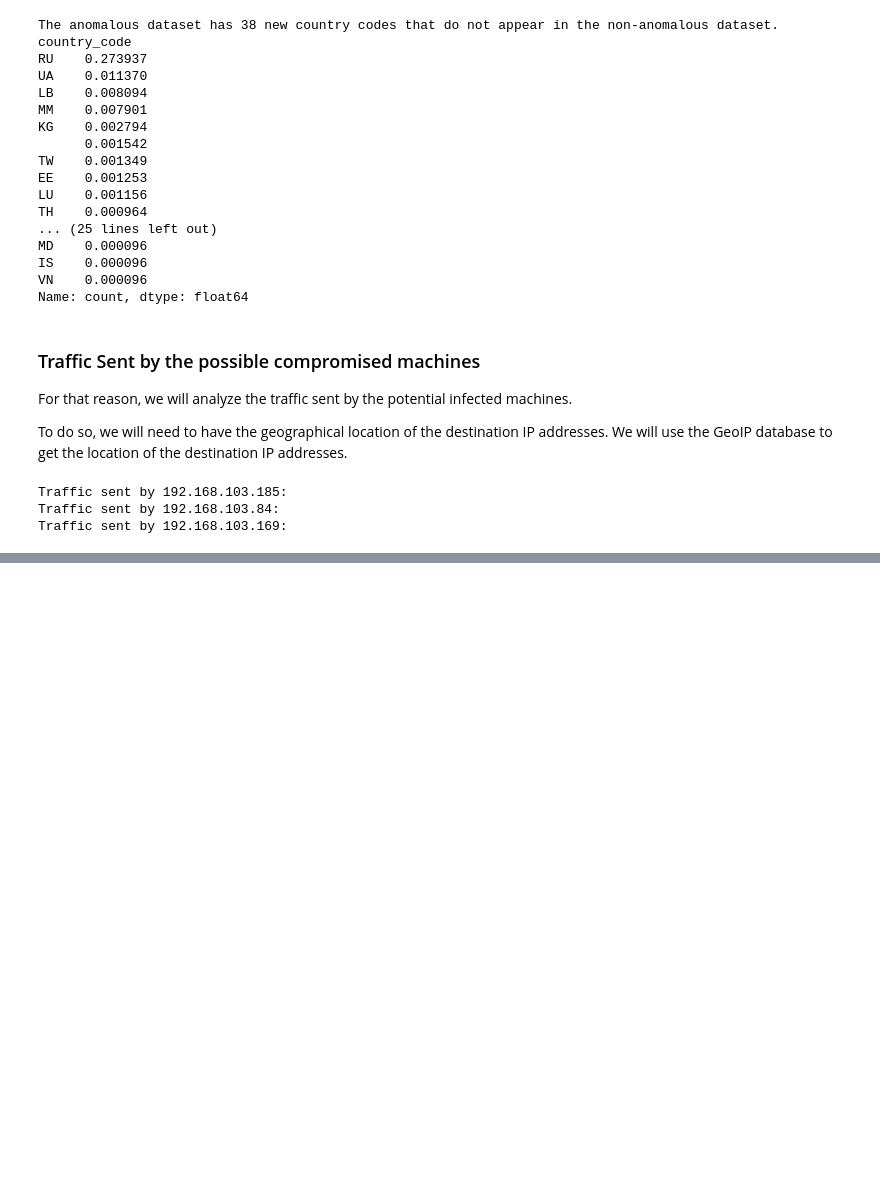
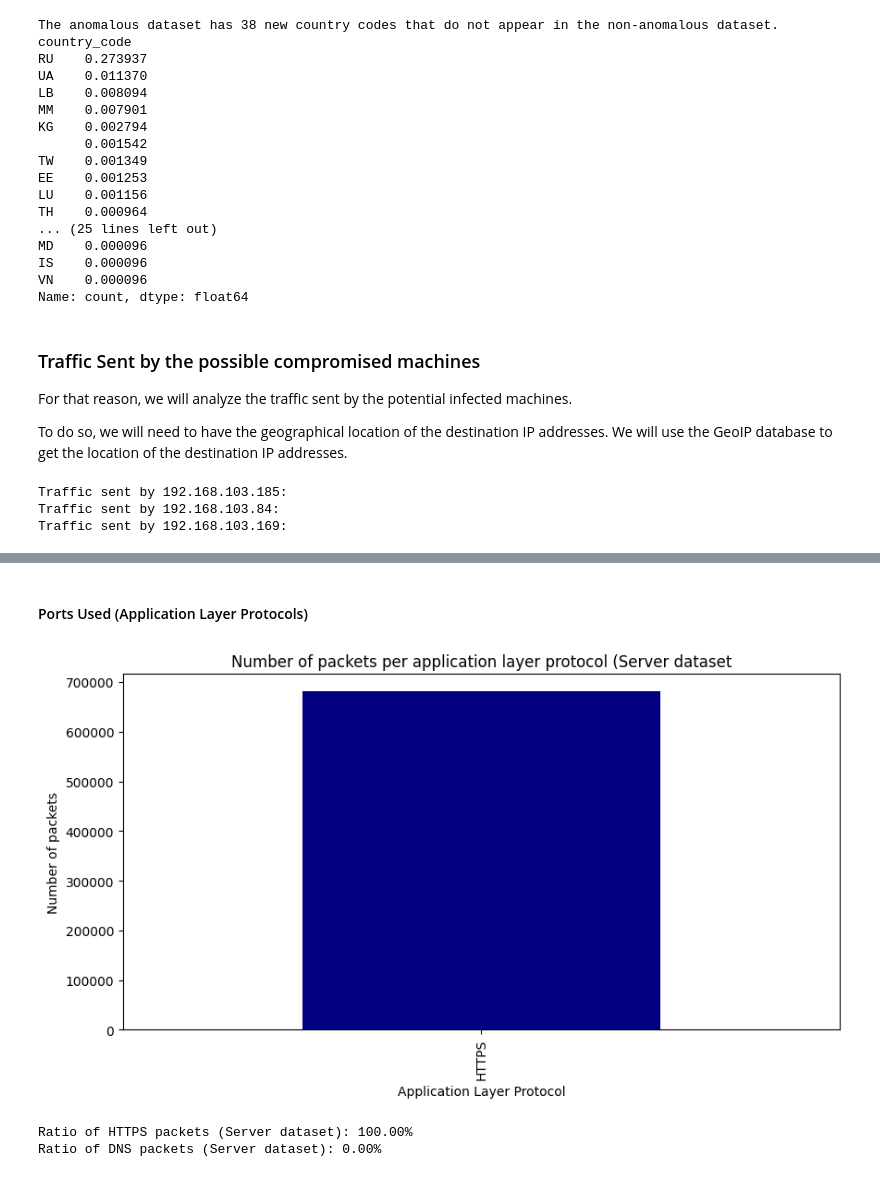
Before and after one commit to NiMouh/AD_SR, a Jupyter notebook: Project.ipynb, the cells around one changed output, grey strips where cells are left out. Cells and saved outputs as stored; diff of their text form; code cells hidden in the pictures; blank space fills up the shorter version.

```diff
--- a/Project.ipynb
+++ b/Project.ipynb
@@ -598,0 +639,37 @@ Traffic sent by 192.168.103.169:
+# %% [markdown]
+#### Ports Used (Application Layer Protocols)
+# %%
+application_protocols = {
+    '80': 'HTTP',
+    '443': 'HTTPS',
+    '22': 'SSH',
+    '53': 'DNS',
+    '21': 'FTP',
+    '25': 'SMTP',
+}
+
+# Calcular a distribuição de protocolos por porta
+def protocol_distribution(dataframe, title_prefix=''):
+    protocol_series = dataframe['port'].astype(str).map(application_protocols)
+
+    if protocol_series.isnull().values.any():
+        protocol_series = dataframe['port']
+
+    plt.figure(figsize=(10, 5))
+    protocol_series.value_counts().plot(kind='bar', color=['navy', 'green'])
+    plt.title(f'Number of packets per application layer protocol ({title_prefix} dataset')
+    plt.xlabel('Application Layer Protocol')
+    plt.ylabel('Number of packets')
+    plt.show()
+
+    print(
+        f'Ratio of HTTPS packets ({title_prefix} dataset): {len(dataframe[dataframe["port"] == 443]) / len(dataframe) * 100:.2f}%')
+    print(
+        f'Ratio of DNS packets ({title_prefix} dataset): {len(dataframe[dataframe["port"] == 53]) / len(dataframe) * 100:.2f}%')
+
+# Chamar a função para o dataset server
+protocol_distribution(server_df, title_prefix='Server')
+# %% [output]
+[figure, added]
+Ratio of HTTPS packets (Server dataset): 100.00%
+Ratio of DNS packets (Server dataset): 0.00%
```
Also changed, not shown: parts of 14 cells of this notebook, 1 other file.
